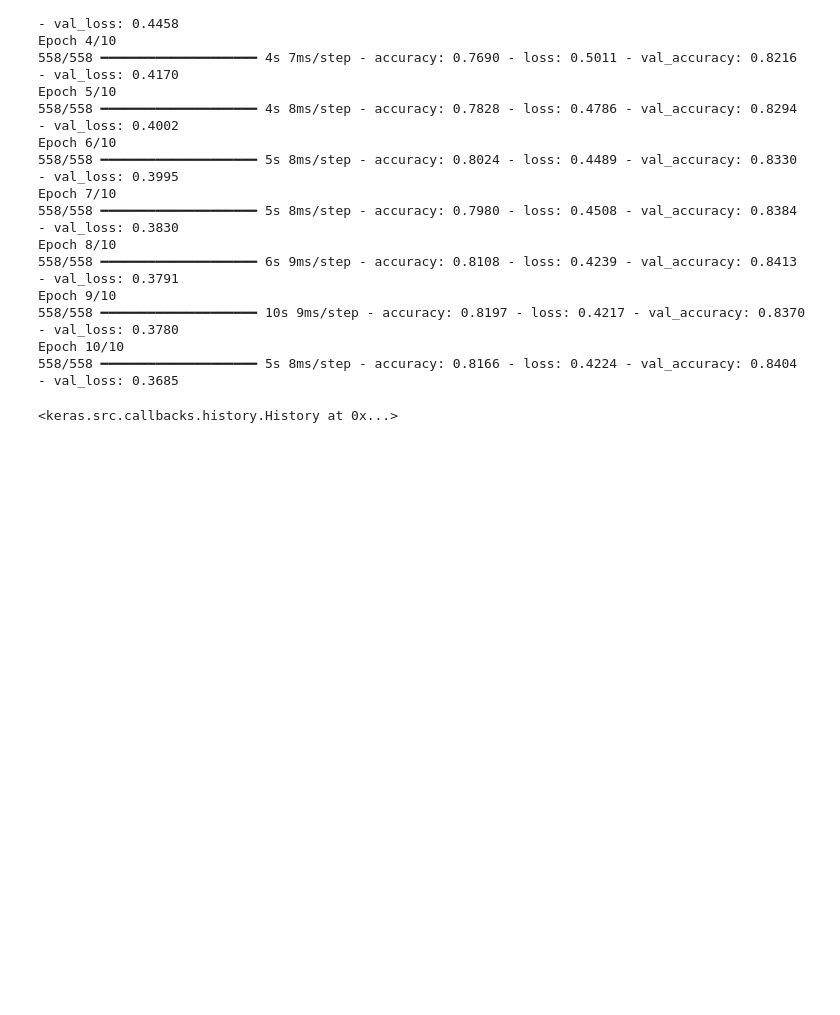
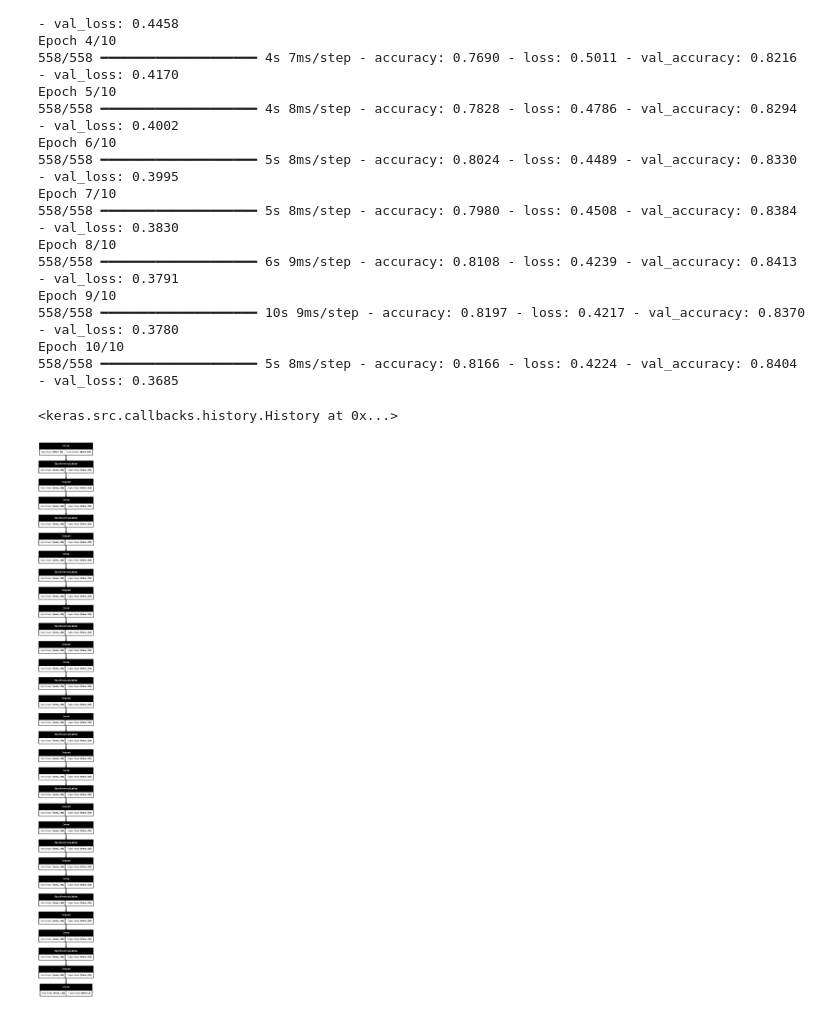
Before and after one commit to leman-cap13/Machine_Learning, a Jupyter notebook: student_depression_nn.ipynb, the cells around one changed output. Cells and saved outputs as stored; diff of their text form; code cells hidden in the pictures; blank space fills up the shorter version.

```diff
--- a/student_depression_nn.ipynb
+++ b/student_depression_nn.ipynb
@@ -493,3 +493,7 @@ Epoch 9/10
 Epoch 10/10
 558/558 ━━━━━━━━━━━━━━━━━━━━ 5s 8ms/step - accuracy: 0.8166 - loss: 0.4224 - val_accuracy: 0.8404 - val_loss: 0.3685
 <keras.src.callbacks.history.History at 0x...>
+# %%
+tf.keras.utils.plot_model(model,show_shapes=True,dpi=100)
+# %% [output]
+[figure, added]
```
Also changed, not shown: parts of 7 cells of this notebook.
